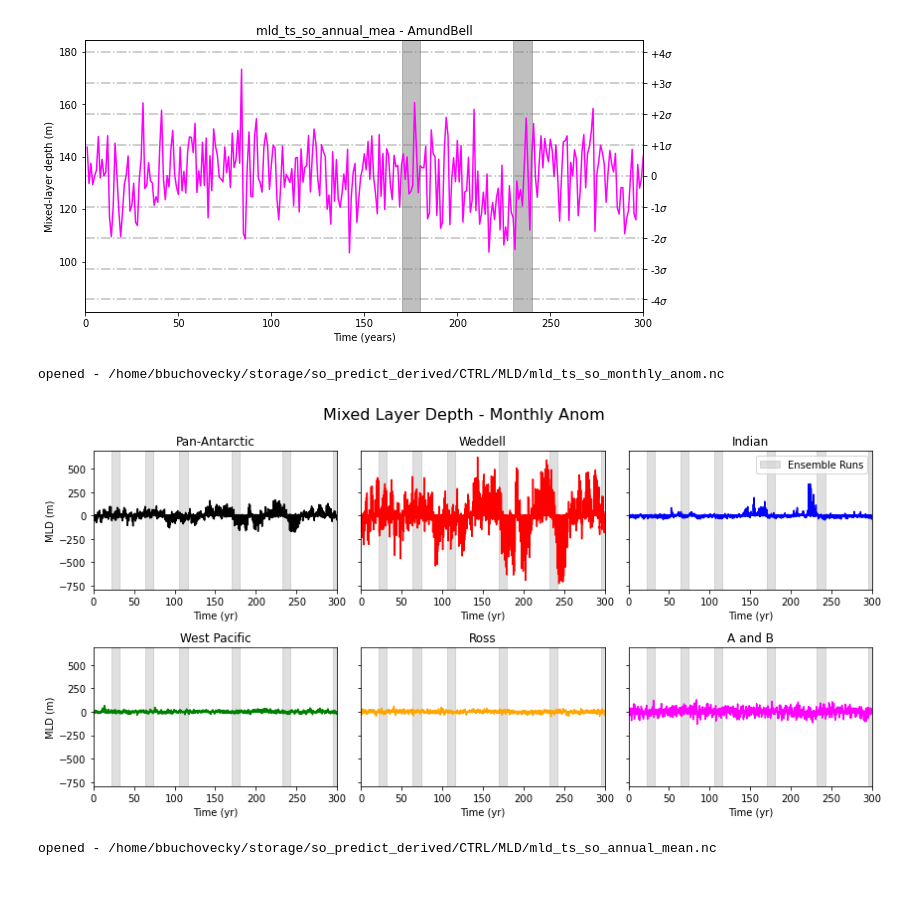
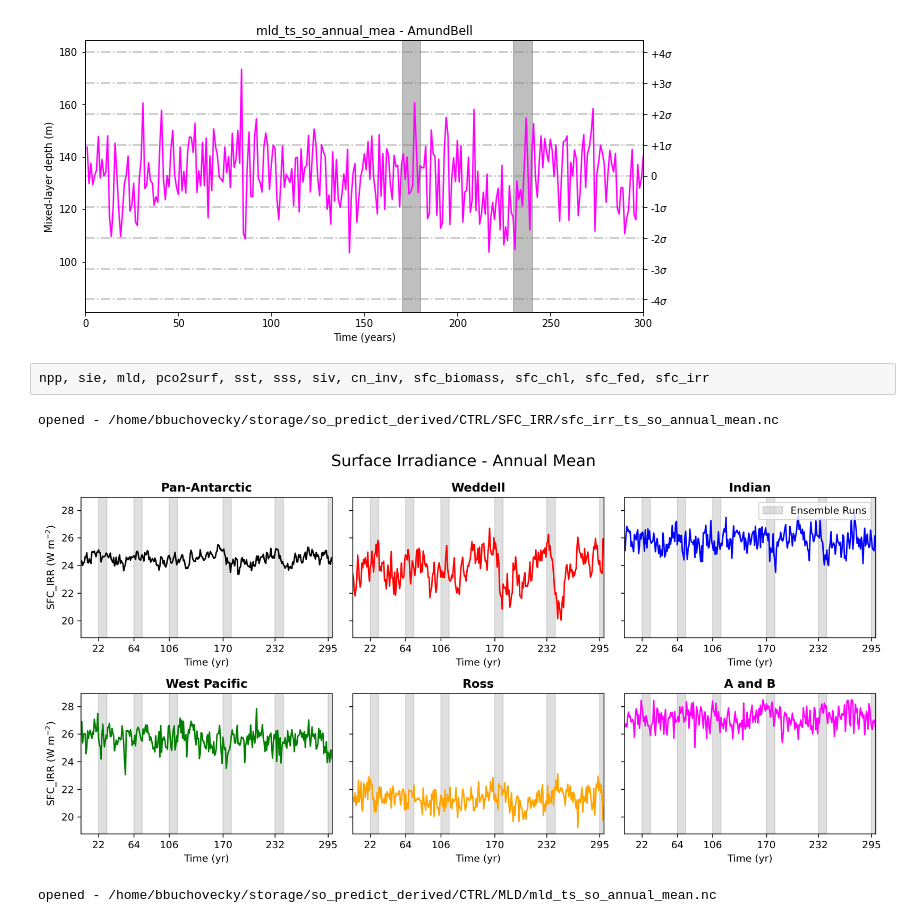
Before and after one commit to bbuchovecky/hmei, a Jupyter notebook: notebooks/convective_state_analysis.ipynb, the cells around one changed output. Saved outputs shown, nothing was run; the diff lists cells and outputs as text; code cells hidden in the pictures; blank space fills up the shorter version.

```diff
--- a/notebooks/convective_state_analysis.ipynb
+++ b/notebooks/convective_state_analysis.ipynb
@@ -125,7 +125,7 @@ def ctrl_grid_plot(
     for (reg, i) in zip(ts.data_vars, range(6)):
         axes[int(i/3),i%3].plot(time, ts[reg], color=reg_colors[reg])
         axes[int(i/3),i%3].set(xlabel='Time (yr)', xlim=xlim)
-        axes[int(i/3),i%3].set_title(reg_names[reg])
+        axes[int(i/3),i%3].set_title(reg_names[reg], fontweight='bold')
 
         if ens_ticks:
             axes[int(i/3),i%3].set_xticks(ens_runs)
@@ -280,14 +280,16 @@ ax.axvspan(230,240, color='gray', alpha=0.5)
 # %% [output]
 <matplotlib.patches.Polygon at 0x...>
 [figure]
+# %% [raw]
+npp, sie, mld, pco2surf, sst, sss, siv, cn_inv, sfc_biomass, sfc_chl, sfc_fed, sfc_irr
 # %%
-# mpl.rcParams['figure.dpi']= 300
-%matplotlib inline
+mpl.rcParams['figure.dpi']= 300
+# %matplotlib inline
 
-fig,axes = ctrl_grid_plot('mld', timescale='monthly', metric='anom', ens_ticks=False)
+fig,axes = ctrl_grid_plot('sfc_irr', timescale='annual', metric='mean', ens_ticks=True)
 # %% [output]
-opened - /home/bbuchovecky/storage/so_predict_derived/CTRL/MLD/mld_ts_so_monthly_anom.nc
+opened - /home/bbuchovecky/storage/so_predict_derived/CTRL/SFC_IRR/sfc_irr_ts_so_annual_mean.nc
-[figure, old version]
+[figure, new version]
 # %%
 fig,axes = ctrl_grid_plot('mld', timescale='annual', metric='mean', ens_ticks=False)
 # %% [output]
```
Also changed, not shown: parts of 2 cells of this notebook, 1 other file.
